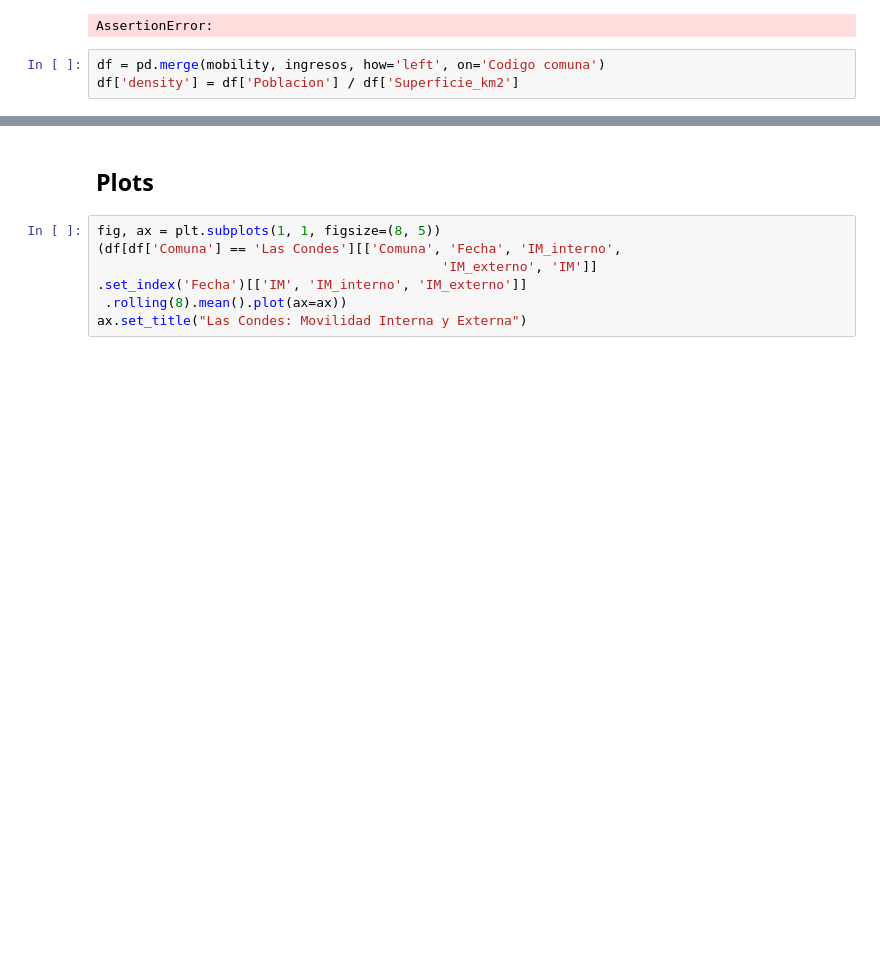
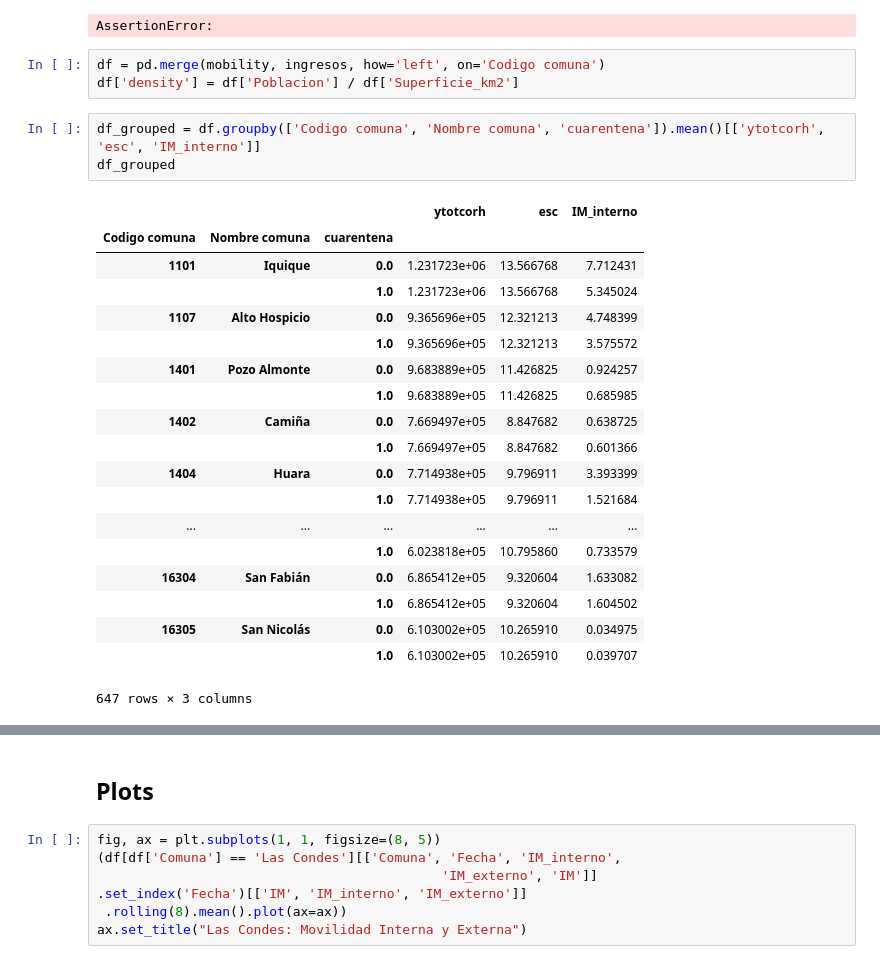
Before and after one commit to cdagnino/mobility_and_comuna, a Jupyter notebook: main.ipynb, the cells around one changed output, grey strips where cells are left out. Cells and saved outputs as stored; diff of their text form; blank space fills up the shorter version.

```diff
--- a/main.ipynb
+++ b/main.ipynb
@@ -57,3 +141,26 @@ AssertionError:
 # %%
 df = pd.merge(mobility, ingresos, how='left', on='Codigo comuna')
 df['density'] = df['Poblacion'] / df['Superficie_km2']
+# %%
+df_grouped = df.groupby(['Codigo comuna', 'Nombre comuna', 'cuarentena']).mean()[['ytotcorh', 'esc', 'IM_interno']]
+df_grouped
+# %% [output]
+|  |  |  | ytotcorh | esc | IM_interno |
+| Codigo comuna | Nombre comuna | cuarentena |  |  |  |
+| 1101 | Iquique | 0.0 | 1.231723e+06 | 13.566768 | 7.712431 |
+|  |  | 1.0 | 1.231723e+06 | 13.566768 | 5.345024 |
+| 1107 | Alto Hospicio | 0.0 | 9.365696e+05 | 12.321213 | 4.748399 |
+|  |  | 1.0 | 9.365696e+05 | 12.321213 | 3.575572 |
+| 1401 | Pozo Almonte | 0.0 | 9.683889e+05 | 11.426825 | 0.924257 |
+|  |  | 1.0 | 9.683889e+05 | 11.426825 | 0.685985 |
+| 1402 | Camiña | 0.0 | 7.669497e+05 | 8.847682 | 0.638725 |
+|  |  | 1.0 | 7.669497e+05 | 8.847682 | 0.601366 |
+| 1404 | Huara | 0.0 | 7.714938e+05 | 9.796911 | 3.393399 |
+|  |  | 1.0 | 7.714938e+05 | 9.796911 | 1.521684 |
+| ... | ... | ... | ... | ... | ... |
+|  |  | 1.0 | 6.023818e+05 | 10.795860 | 0.733579 |
+| 16304 | San Fabián | 0.0 | 6.865412e+05 | 9.320604 | 1.633082 |
+|  |  | 1.0 | 6.865412e+05 | 9.320604 | 1.604502 |
+| 16305 | San Nicolás | 0.0 | 6.103002e+05 | 10.265910 | 0.034975 |
+|  |  | 1.0 | 6.103002e+05 | 10.265910 | 0.039707 |
+647 rows × 3 columns
```
Also changed, not shown: parts of 18 cells of this notebook.
